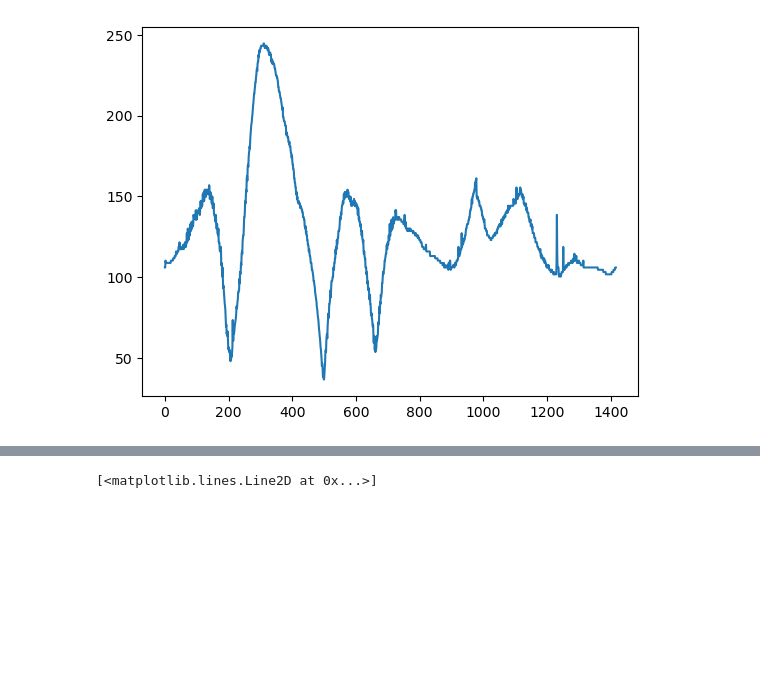
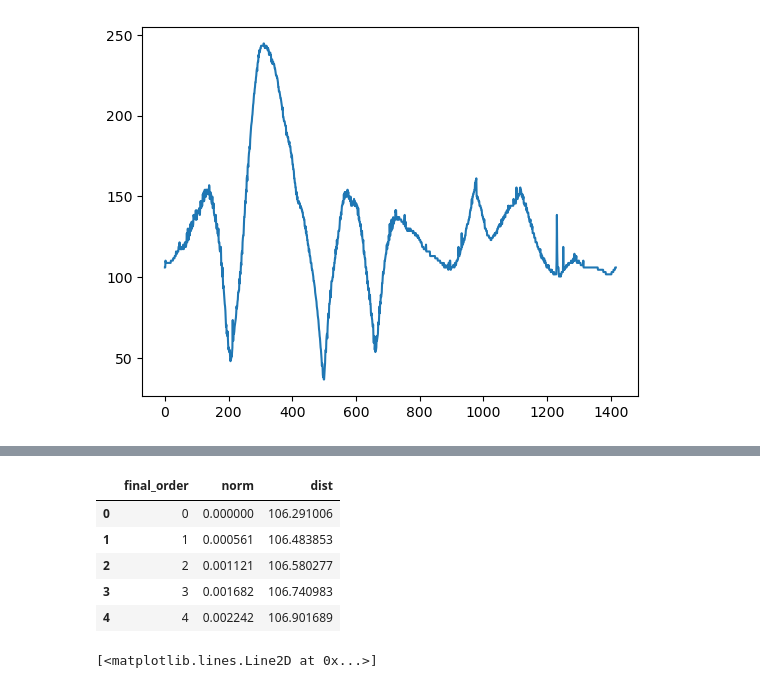
Before and after one commit to enricoenne/ventricle-measure, a Jupyter notebook: gradient_fun.ipynb, the cells around one changed output, grey strips where cells are left out. Cells and saved outputs as stored; diff of their text form; code cells hidden in the pictures; blank space fills up the shorter version.

```diff
--- a/gradient_fun.ipynb
+++ b/gradient_fun.ipynb
@@ -607,2 +617,13 @@ res_df['norm'] = range(len(res_df))
+# %%
+output_df = res_df[['final_order', 'norm', 'dist']]
+# %%
+output_df.head()
+# %% [output]
+|  | final_order | norm | dist |
+| 0 | 0 | 0.000000 | 106.291006 |
+| 1 | 1 | 0.000561 | 106.483853 |
+| 2 | 2 | 0.001121 | 106.580277 |
+| 3 | 3 | 0.001682 | 106.740983 |
+| 4 | 4 | 0.002242 | 106.901689 |
 # %%
 plt.plot(range(len(res_df)), res_df['dist_y'])
```
Also changed, not shown: parts of 16 cells of this notebook, 2 other files.
